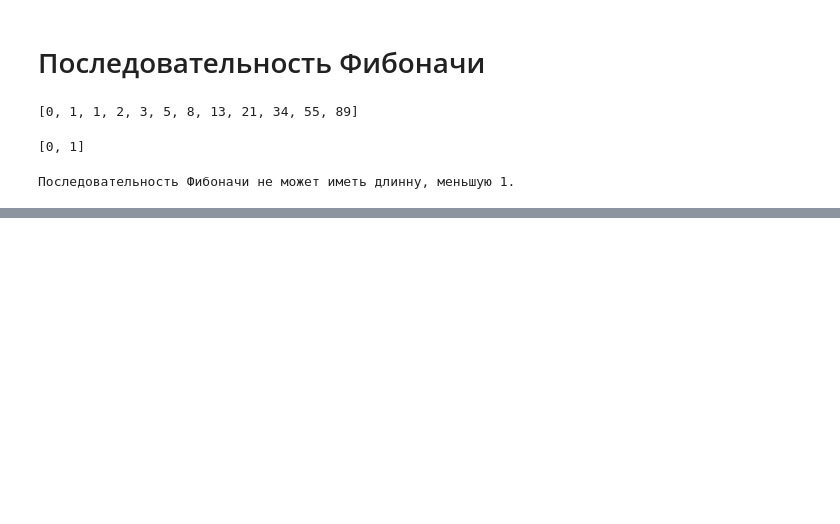
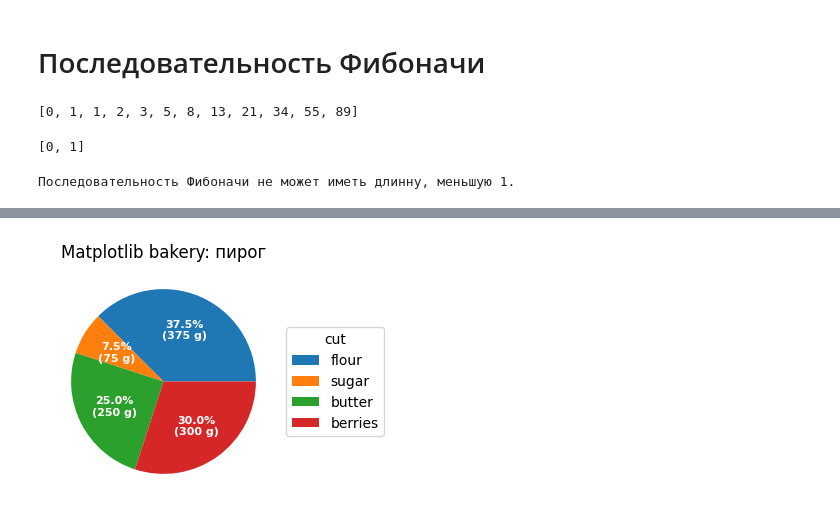
Before and after one commit to alexsergakov/Jupyter, a Jupyter notebook: Second.ipynb, the cells around one changed output, grey strips where cells are left out. Drawn from its saved outputs; the diff is of its cells as text; code cells hidden in the pictures; blank space fills up the shorter version.

```diff
--- a/Second.ipynb
+++ b/Second.ipynb
@@ -25,0 +77,8 @@ fibonacci(0)
+# %%
+
+import numpy as np
+import matplotlib.pyplot as plt
+
+fig, ax = plt.subplots(figsize=(6, 3), subplot_kw=dict(aspect="equal"))
+# %% [output]
+[figure, added]
```
Also changed, not shown: parts of 5 cells of this notebook.
